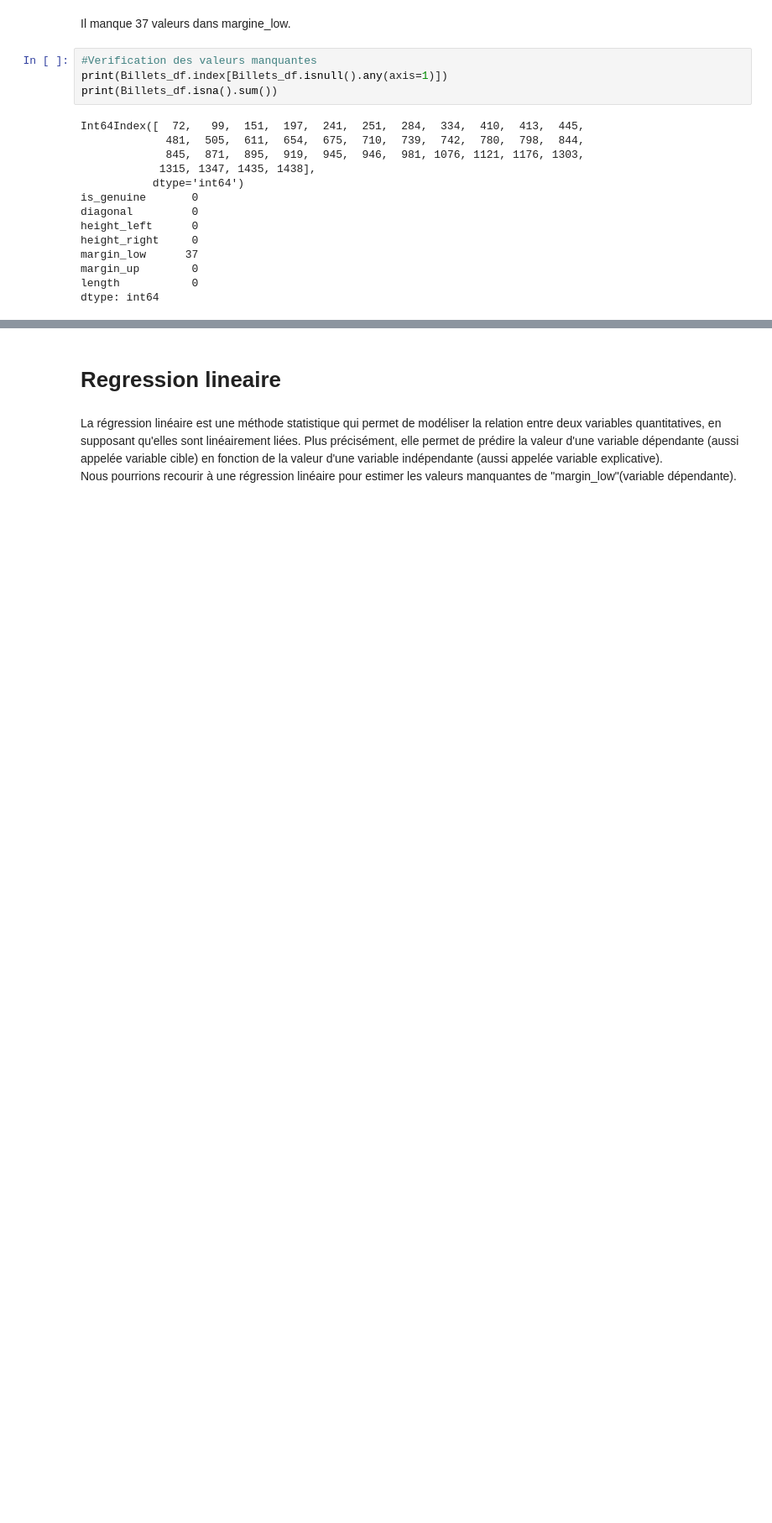
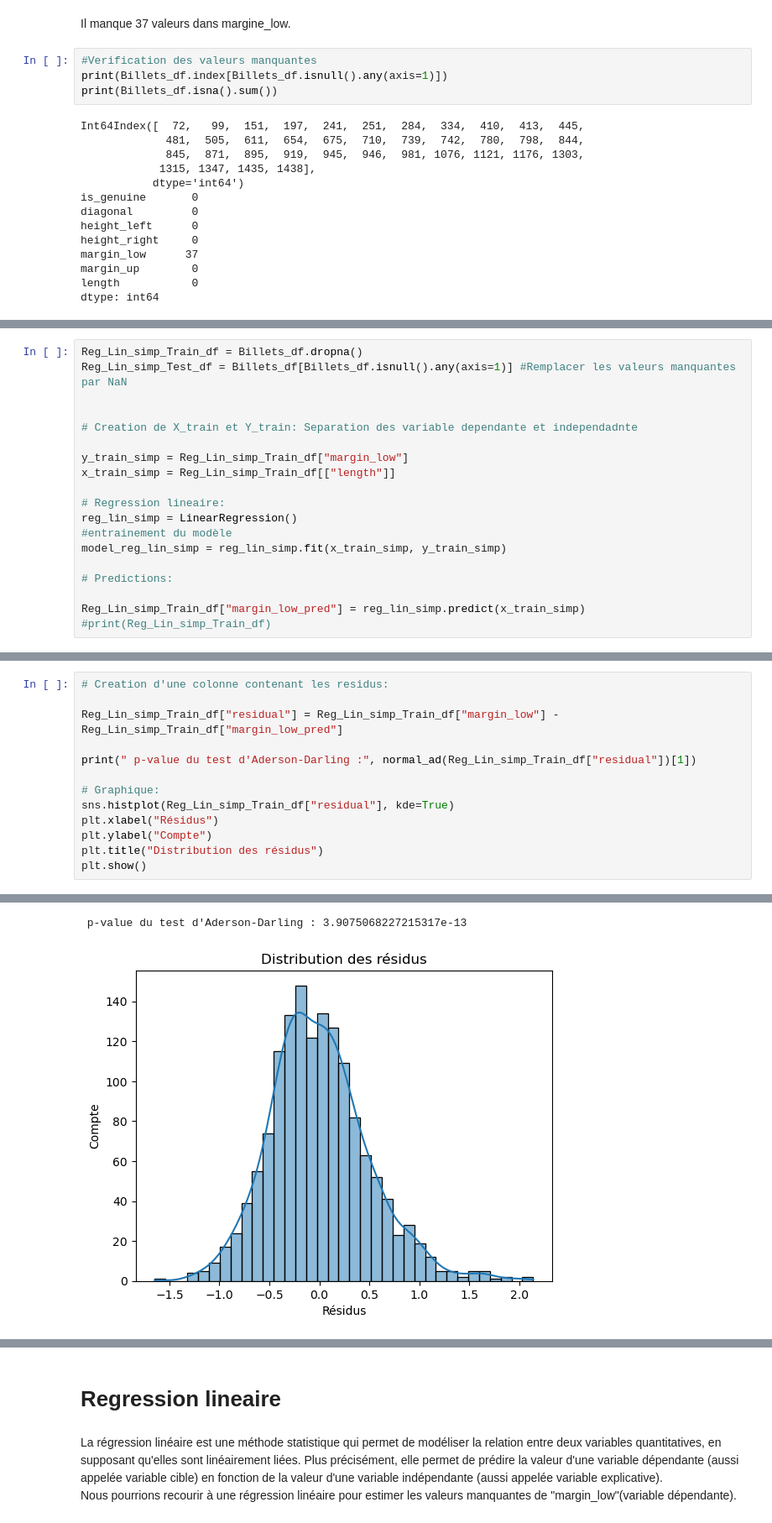
Before and after one commit to BahiaB/DAN-P10, a Jupyter notebook: Benali_Bahia_1_code_032023.ipynb, the cells around one changed output, grey strips where cells are left out. Shown at 84% size. Cells and saved outputs as stored; diff of their text form; blank space fills up the shorter version.

```diff
--- a/Benali_Bahia_1_code_032023.ipynb
+++ b/Benali_Bahia_1_code_032023.ipynb
@@ -79,0 +161,19 @@ dtype: int64
+# %%
+Reg_Lin_simp_Train_df = Billets_df.dropna()
+Reg_Lin_simp_Test_df = Billets_df[Billets_df.isnull().any(axis=1)] #Remplacer les valeurs manquantes par NaN
+
+
+# Creation de X_train et Y_train: Separation des variable dependante et independadnte
+
+y_train_simp = Reg_Lin_simp_Train_df["margin_low"]
+x_train_simp = Reg_Lin_simp_Train_df[["length"]]
+
+# Regression lineaire:
+reg_lin_simp = LinearRegression()
+#entrainement du modèle
+model_reg_lin_simp = reg_lin_simp.fit(x_train_simp, y_train_simp)
+
+# Predictions:
+
+Reg_Lin_simp_Train_df["margin_low_pred"] = reg_lin_simp.predict(x_train_simp)
+#print(Reg_Lin_simp_Train_df)
@@ -79,0 +228,14 @@ dtype: int64
+# %%
+# Creation d'une colonne contenant les residus:
+
+Reg_Lin_simp_Train_df["residual"] = Reg_Lin_simp_Train_df["margin_low"] - Reg_Lin_simp_Train_df["margin_low_pred"]
+
+print(" p-value du test d'Aderson-Darling :", normal_ad(Reg_Lin_simp_Train_df["residual"])[1])
+
+# Graphique:
+sns.histplot(Reg_Lin_simp_Train_df["residual"], kde=True)
+plt.xlabel("Résidus")
+plt.ylabel("Compte")
+plt.title("Distribution des résidus")
+plt.show()
+# %% [output]
@@ -79,0 +247,2 @@ dtype: int64
+ p-value du test d'Aderson-Darling : 3.9075068227215317e-13
+[figure, added]
```
Also changed, not shown: parts of 60 cells of this notebook.
